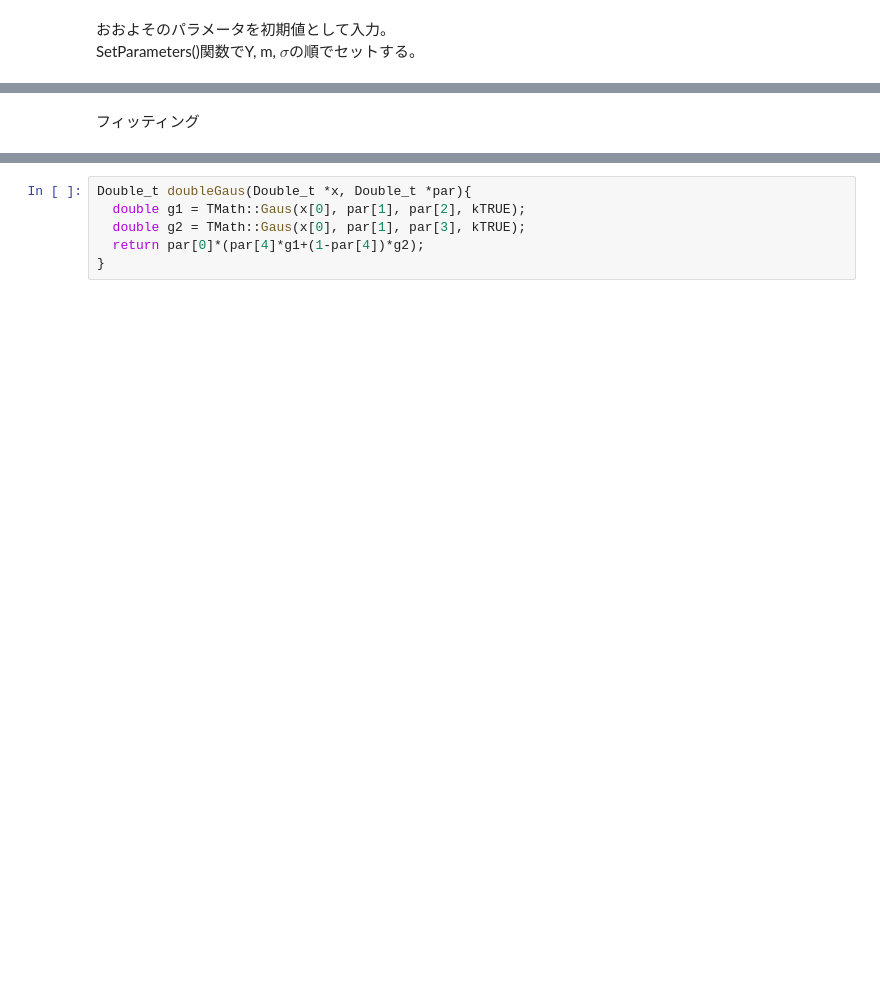
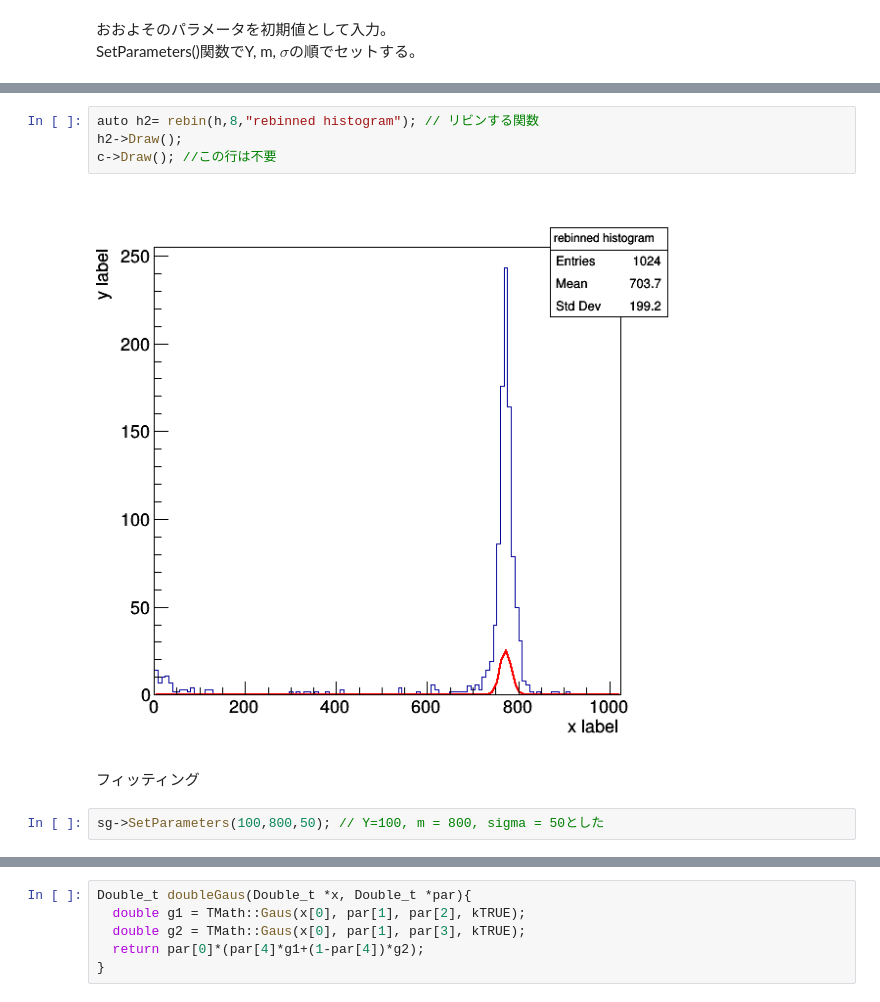
Before and after one commit to ktodome/b3exp, a Jupyter notebook: notebooks/basic_root_006.ipynb, the cells around one changed output, grey strips where cells are left out. Cells and saved outputs as stored; diff of their text form; blank space fills up the shorter version.

Commit message:
fitはrebinまえのヒストグラムで行うことにした。
rebin+fittingはその後にまわす。

```diff
--- a/notebooks/basic_root_006.ipynb
+++ b/notebooks/basic_root_006.ipynb
@@ -43,2 +75,10 @@ sg->SetParameters(100,800,50);
+# %%
+auto h2= rebin(h,8,"rebinned histogram"); // リビンする関数
+h2->Draw();
+c->Draw(); //この行は不要
+# %% [output]
+[figure, added]
 # %% [markdown]
 フィッティング
+# %%
+sg->SetParameters(100,800,50); // Y=100, m = 800, sigma = 50とした
```
Also changed, not shown: parts of 21 cells of this notebook.
